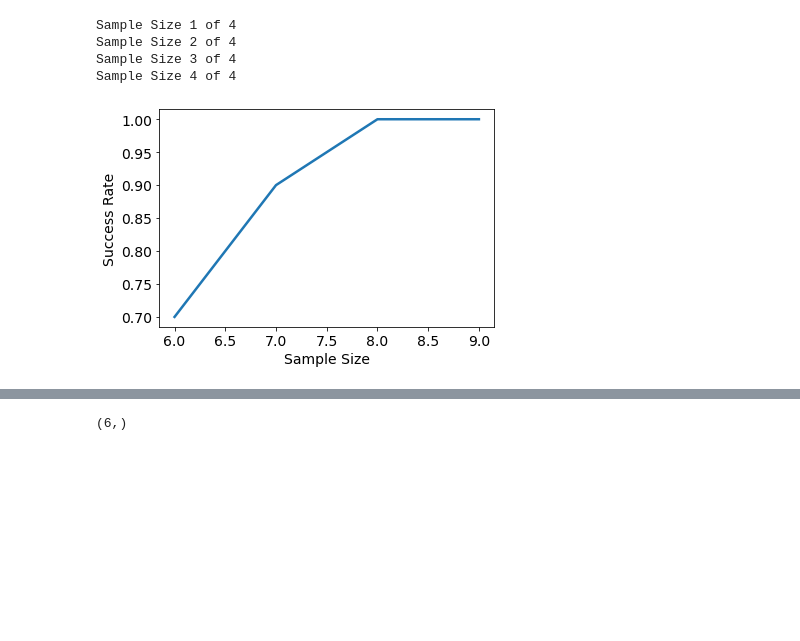
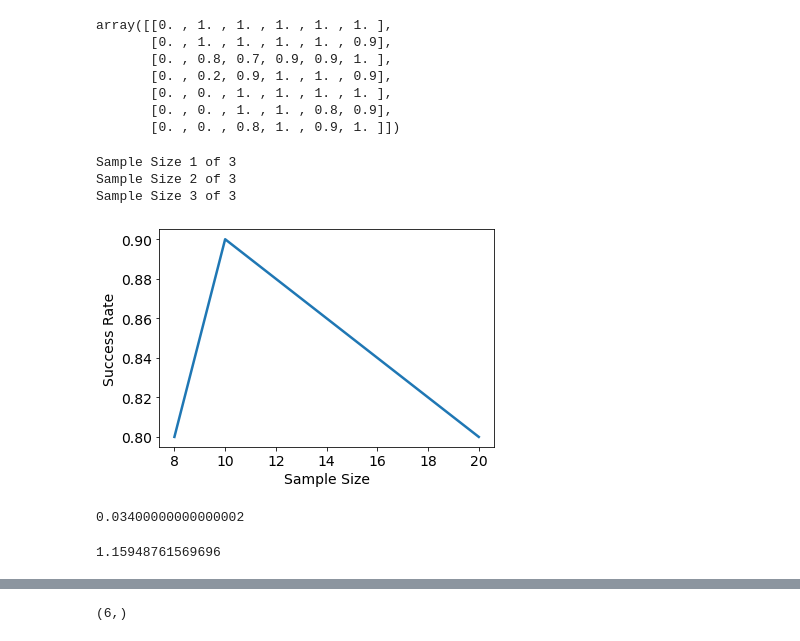
Before and after one commit to AlexanderMey/causal-local-linear, a Jupyter notebook: MainAlgo/MainAlgorithm.ipynb, the cells around one changed output, grey strips where cells are left out. Drawn from its saved outputs; the diff is of its cells as text; code cells hidden in the pictures; blank space fills up the shorter version.

```diff
--- a/MainAlgo/MainAlgorithm.ipynb
+++ b/MainAlgo/MainAlgorithm.ipynb
@@ -93,52 +82,65 @@ plt.scatter(Xc,res)
+# %%
+success
+# %% [output]
+array([[0. , 1. , 1. , 1. , 1. , 1. ],
+       [0. , 1. , 1. , 1. , 1. , 0.9],
+       [0. , 0.8, 0.7, 0.9, 0.9, 1. ],
+       [0. , 0.2, 0.9, 1. , 1. , 0.9],
+       [0. , 0. , 1. , 1. , 1. , 1. ],
+       [0. , 0. , 1. , 1. , 0.8, 0.9],
+       [0. , 0. , 0.8, 1. , 0.9, 1. ]])
 # %%
-### Here we use i.i.d data to create Figure 1a
-np.random.seed(0)
+### First test, noise to signal ratio
+# np.random.seed(0)
 d=5  #Dimensionality
-s=2  #Number of support entries
-samples=[6,7,8,9]  #Sample Sizes
+supp=(0,1) #support indices
+s=len(supp)  #Number of support entries
+samples=[8,10,20]  #Sample Sizes
 success=np.zeros(len(samples))
 runs=10
-l=5 # Number of intervals we combine for the statistics
+l=1 # Number of intervals we combine for the statistics
 B=100 # Bootstrap runs
-I=20      #Number of Intervals
-lam=0   #Lambda
+I=30      #Number of Intervals
 a=[list(itertools.combinations(range(d), k)) for k in range(0,d)]
 subsets = [item for sublist in a for item in sublist]
 dic={}
-for o,n in enumerate(samples):
+for o,n1 in enumerate(samples):
     print('Sample Size',o+1,'of',len(samples))
     for r in range(runs):
-        x=np.zeros((I,n,d))
-        y=np.zeros((I,n))
         betas=np.zeros((I,d))
-        R=np.zeros((I,n))
+        X=[]
+        Y=[]
         for i in range(I):
+            n=np.random.randint(n1,n1+20)
+            x=np.zeros((n,d))
+            y=np.zeros((n))
             b=np.random.uniform(low=0,high=30,size=(d))
             a=np.random.uniform(low=-30,high=0,size=(d))
             for p in range(d):
-                x[i,:,p]=np.random.uniform(low=a[p],high=b[p],size=(n))
+                x[:,p]=np.random.uniform(low=a[p],high=b[p],size=(n))
             betas[i,:s]=np.random.uniform(low=-1,high=4,size=(s))
-#             e=np.random.multivariate_normal(np.zeros(n),np.eye(n))
-            e=np.random.uniform(low=-0.5,high=0.5,size=(n))
-            y[i,:]=x[i,:,:]@betas[i,:]+e
-            x[i,:,4]=betas[i,0]*y[i,:]+np.random.uniform(low=a[p],high=b[p],size=(n))
+            e=np.random.multivariate_normal(1*np.ones(n),np.eye(n))
+#             e=np.random.uniform(low=-0.5,high=0.5,size=(n))
+            y[:]=x[:,:]@betas[i,:]+e
+            x[:,4]=betas[i,0]*y[:]+np.random.uniform(low=a[p],high=b[p],size=(n))
+            X.append(x)
+            Y.append(y)
 
 
-        plausibleS=main(x,y,B,l)
+        plausibleS=main_gauss(X,Y,B,l)
         if not not plausibleS:
-            if tuple(set.intersection(*plausibleS))==(0,1):
+            if tuple(set.intersection(*plausibleS))==supp:
                 success[o]+=1
 success=success/runs
 fig, ax = plt.subplots()
 for label in (ax.get_xticklabels() + ax.get_yticklabels()):
 	label.set_fontsize(14)
 plt.plot(samples,success,linewidth=2.5)
 plt.xlabel('Sample Size',fontsize=14)
 plt.ylabel('Success Rate',fontsize=14)
 plt.savefig('andersIID.eps', format='eps')
 # %% [output]
-Sample Size 1 of 4
-Sample Size 2 of 4
-Sample Size 3 of 4
-Sample Size 4 of 4
+Sample Size 1 of 3
+Sample Size 2 of 3
+Sample Size 3 of 3
-[figure, old version]
+[figure, new version]
@@ -144,0 +227,18 @@ Sample Size 4 of 4
+# %%
+mc=1000
+k=4
+E=100000
+p=0
+for i in range(mc):
+    a=np.random.chisquare(k,E)
+    b=np.random.chisquare(k,E)
+
+    if np.max((np.min(a),1))/np.max(a)<0.8*np.max((np.min(b),1))/np.max(b):
+        p+=1/mc
+print(p)
+# %% [output]
+0.03400000000000002
+# %%
+np.max((np.min(a),0.1))
+# %% [output]
+1.15948761569696
```
Also changed, not shown: parts of 14 cells of this notebook, 2 other files.
